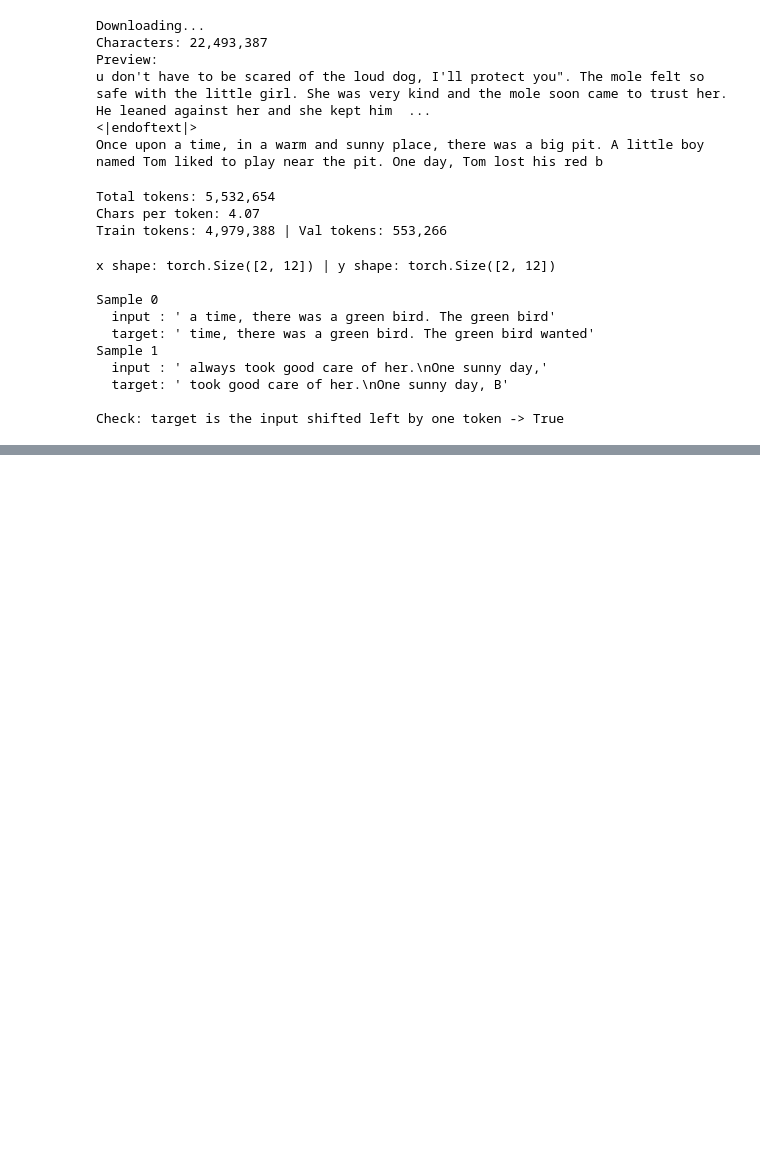
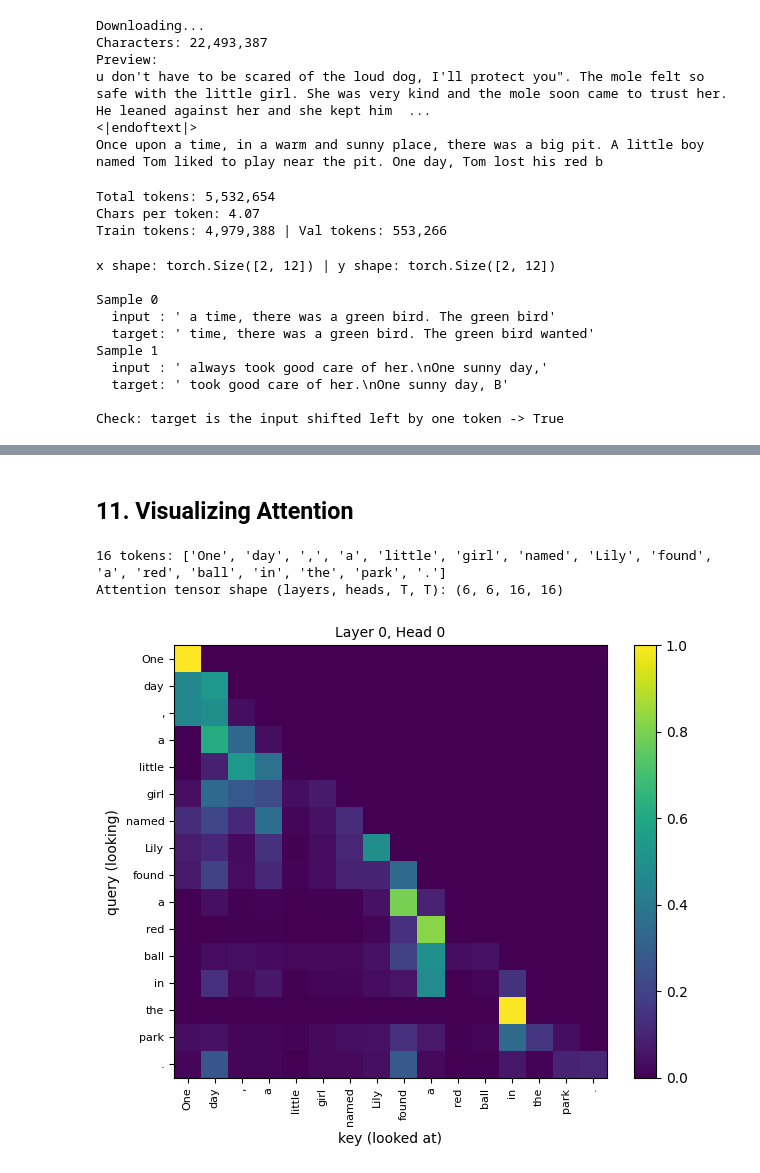
Before and after one commit to notmakgg-ux/GPT-build-by-me, a Jupyter notebook: TrainingMyGPT.ipynb, the cells around one changed output, grey strips where cells are left out. Saved outputs shown, nothing was run; the diff lists cells and outputs as text; code cells hidden in the pictures; blank space fills up the shorter version.

```diff
--- a/TrainingMyGPT.ipynb
+++ b/TrainingMyGPT.ipynb
@@ -723,0 +1187,50 @@ Check: target is the input shifted left by one token -> True
+# %% [markdown]
+## 11. Visualizing Attention
+# %%
+@torch.no_grad()
+def get_attention(model, text):
+    """Run one forward pass and return (tokens, attention) with attention shape (L, H, T, T)."""
+    model.eval()
+    ids = tokenizer.encode(text)
+    idx = torch.tensor([ids], device=device)
+
+    for blk in model.blocks:
+        blk.attention.store_attn = True
+    model(idx)
+    attn = torch.stack([blk.attention.last_attn[0] for blk in model.blocks]).float()
+    for blk in model.blocks:
+        blk.attention.store_attn = False
+        blk.attention.last_attn = None
+
+    toks = [tokenizer.decode([i]).replace("\n", "\\n").strip() or "·" for i in ids]
+    return toks, attn
+
+
+def plot_attention(attn, toks, layer, head, ax=None, title=None):
+    A = attn[layer, head].numpy()
+    T = len(toks)
+    standalone = ax is None
+    if standalone:
+        fig, ax = plt.subplots(figsize=(6.5, 5.5))
+    im = ax.imshow(A, cmap="viridis", vmin=0, vmax=max(A.max(), 1e-6))
+    ax.set_xticks(range(T)); ax.set_xticklabels(toks, rotation=90, fontsize=8)
+    ax.set_yticks(range(T)); ax.set_yticklabels(toks, fontsize=8)
+    ax.set_xlabel("key (looked at)")
+    ax.set_ylabel("query (looking)")
+    ax.set_title(title or f"Layer {layer}, Head {head}", fontsize=10)
+    if standalone:
+        plt.colorbar(im, ax=ax, fraction=0.046)
+        plt.tight_layout()
+        plt.show()
+# %%
+sentence = "One day, a little girl named Lily found a red ball in the park."
+toks, attn = get_attention(model, sentence)
+print(f"{len(toks)} tokens: {toks}")
+print(f"Attention tensor shape (layers, heads, T, T): {tuple(attn.shape)}")
+# %% [output]
+16 tokens: ['One', 'day', ',', 'a', 'little', 'girl', 'named', 'Lily', 'found', 'a', 'red', 'ball', 'in', 'the', 'park', '.']
+Attention tensor shape (layers, heads, T, T): (6, 6, 16, 16)
+# %%
+plot_attention(attn, toks, layer=0, head=0)
+# %% [output]
+[figure, added]
```
Also changed, not shown: parts of 36 cells of this notebook.
